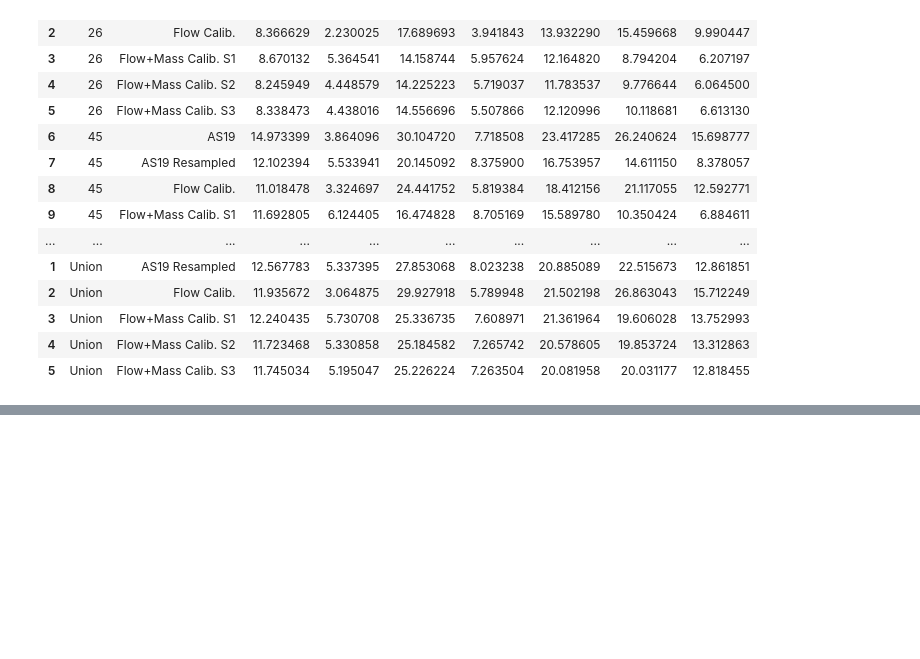
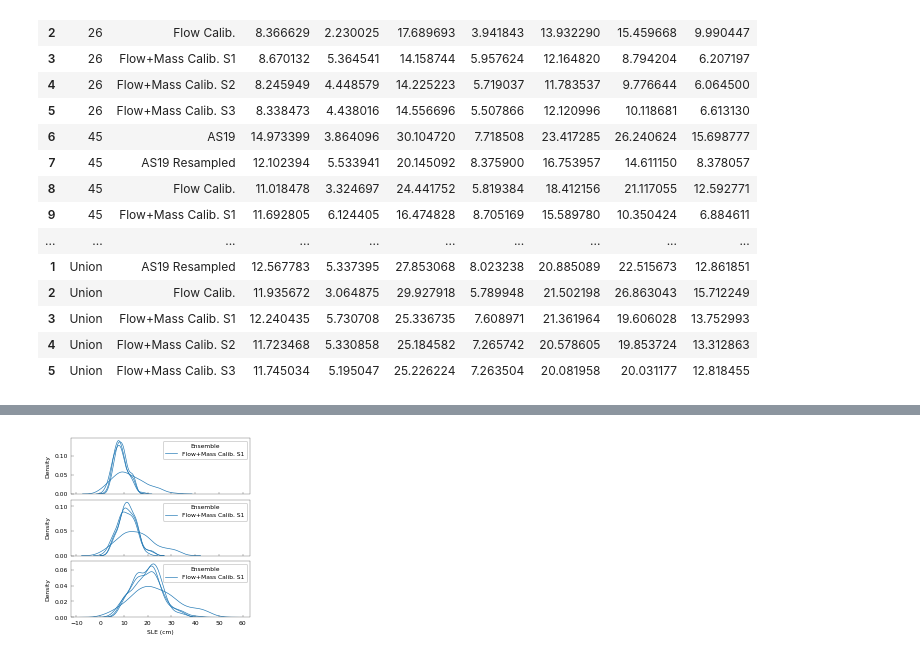
Before and after one commit to pism/pism-emulator, a Jupyter notebook: calibration/calibrate.ipynb, the cells around one changed output, grey strips where cells are left out. Cells and saved outputs as stored; diff of their text form; code cells hidden in the pictures; blank space fills up the shorter version.

```diff
--- a/calibration/calibrate.ipynb
+++ b/calibration/calibrate.ipynb
@@ -107,0 +139,18 @@ fig.savefig("test.pdf")
+# %%
+
+fig, axs = plt.subplots(
+    3,
+    1,
+    sharex="col",
+    figsize=[3.2, 3.3],
+)
+fig.subplots_adjust(hspace=0.1, wspace=0.05)
+bins = np.arange(0, 50)
+for k, rcp in enumerate(rcps):
+    m_df = all_2100_df[all_2100_df["RCP"] == rcp]
+    for ens in ["AS19", "Flow+Mass Calib. S3",  "Flow+Mass Calib. S2", "Flow+Mass Calib. S1"]:
+        p_df = m_df[m_df["Ensemble"] == ens]
+        sns.kdeplot(data=p_df, x="SLE (cm)",  hue="Ensemble", ax=axs[k])
+fig.savefig("test.pdf")
+# %% [output]
+[figure, added]
```
Also changed, not shown: parts of 18 cells of this notebook, 1 other file.
